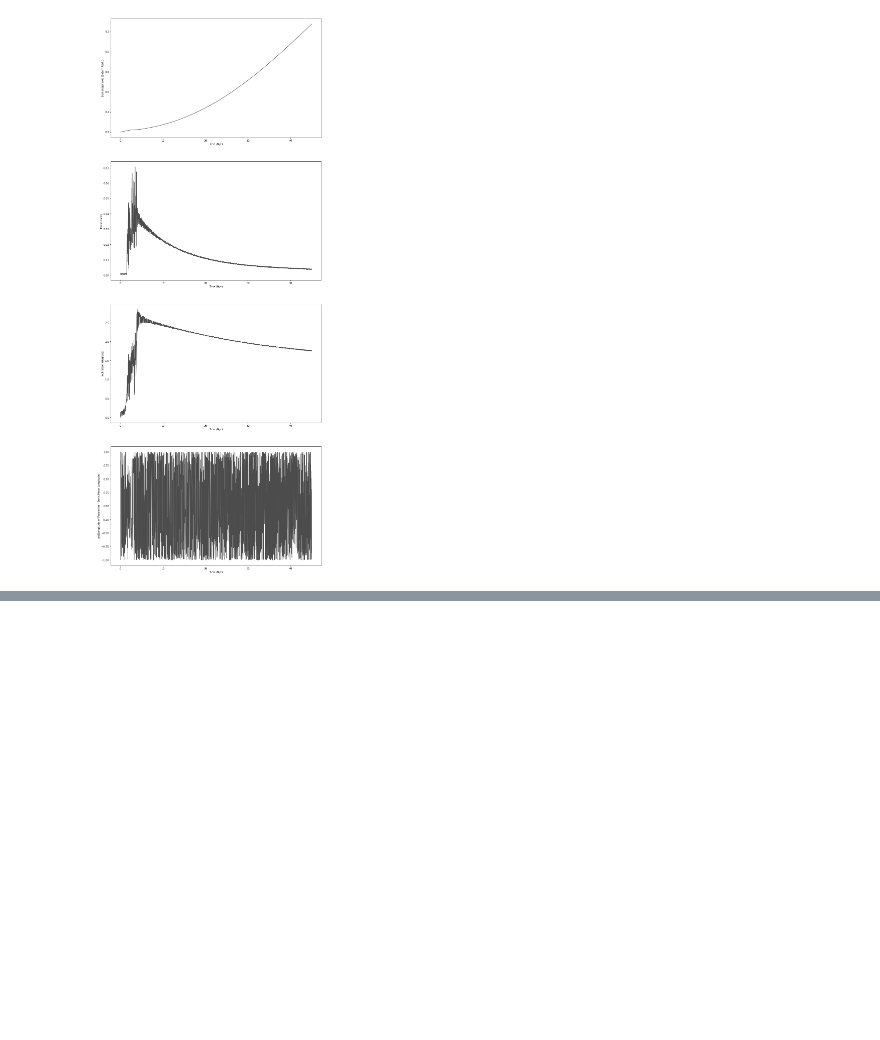
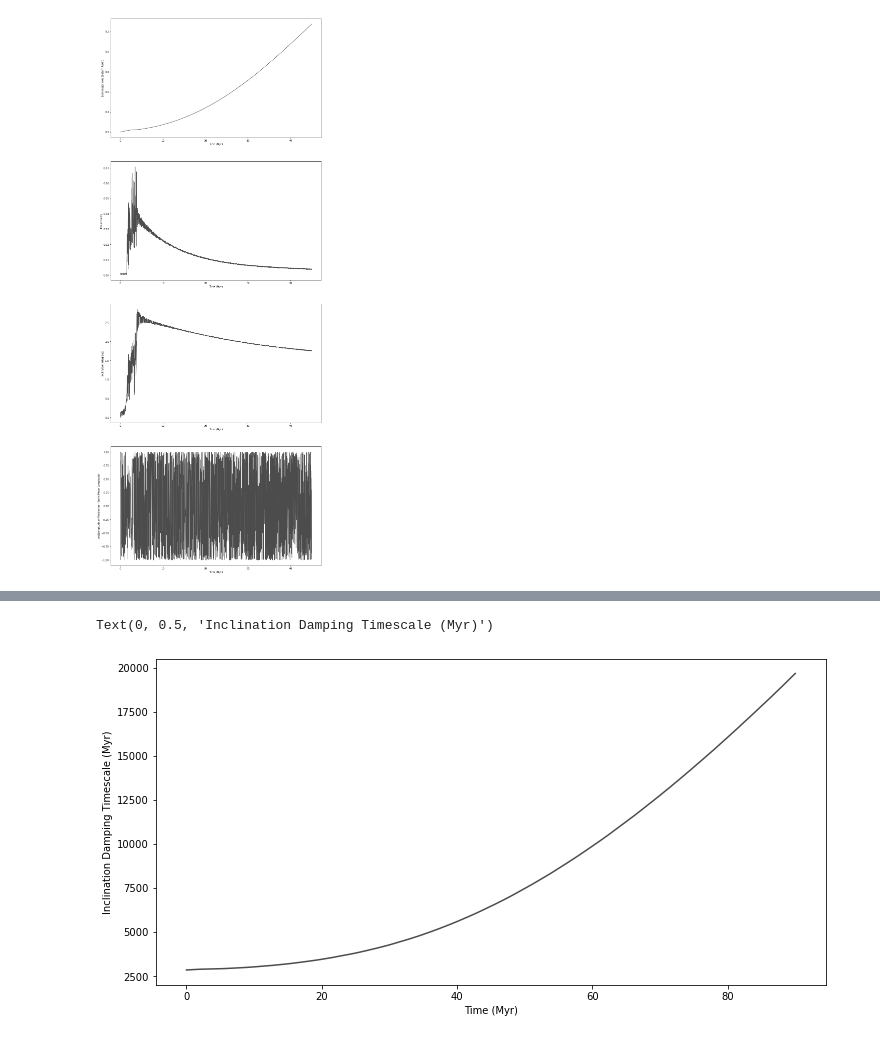
Before and after one commit to hdayuan/F21_JP_Titan-Sims, a Jupyter notebook: plot-titan.ipynb, the cells around one changed output, grey strips where cells are left out. Cells and saved outputs as stored; diff of their text form; code cells hidden in the pictures; blank space fills up the shorter version.

```diff
--- a/plot-titan.ipynb
+++ b/plot-titan.ipynb
@@ -281,0 +309,42 @@ print(i_deg)
+# %%
+# inclination damping timescale
+
+oTitan = 0.1*np.pi/180.
+
+G = 6.67e-11
+
+k2p = 0.341
+M = 5.683e26
+Rp = 58232503.3
+Omega = 2.*np.pi/(10.656*3600.)
+oSat = 26.7*np.pi/180.
+Qp = 3081.
+
+m = 0.0000000676319759*1.989e30
+Rm = 0.04421567543 * Rp
+k2m = 0.15 # Titan's tidal Love number
+Qm = 100. # tidal Q factor for Titan (estimated)
+
+tau_i_array = [0] * (plotSamples - 1)
+for j in range(1, plotSamples):
+    i = i_array[j]/180*np.pi
+    a = a_array[j]*Rp
+
+    n = np.sqrt(G*M/(a**3))
+    a_dot = 3.*k2p/Qp*(m/M)*(Rp/a)**5*n*a
+
+    i_dot = -np.sqrt(1+(m/M))*(3.*k2m*n**5*Rm**5*(np.sin(oTitan))**2/(2.*Qm*G*G*M*m*np.tan(i))+(np.sin(i)*a_dot/(4.*a)*(Omega/(Omega-n))))
+    tau_i = -i/i_dot
+
+    tau_i_array[j-1] = tau_i/(365.25*24.*3600.)/1000000.
+
+fig3, axes = plt.subplots(1)
+
+fig3.set_size_inches(12, 6)
+
+axes.plot(t_array[1:plotSamples],tau_i_array,color=col)
+axes.set_xlabel('Time (Myr)')
+axes.set_ylabel('Inclination Damping Timescale (Myr)')
+# %% [output]
+Text(0, 0.5, 'Inclination Damping Timescale (Myr)')
+[figure, added]
```
Also changed, not shown: parts of 7 cells of this notebook, 2 other files.
